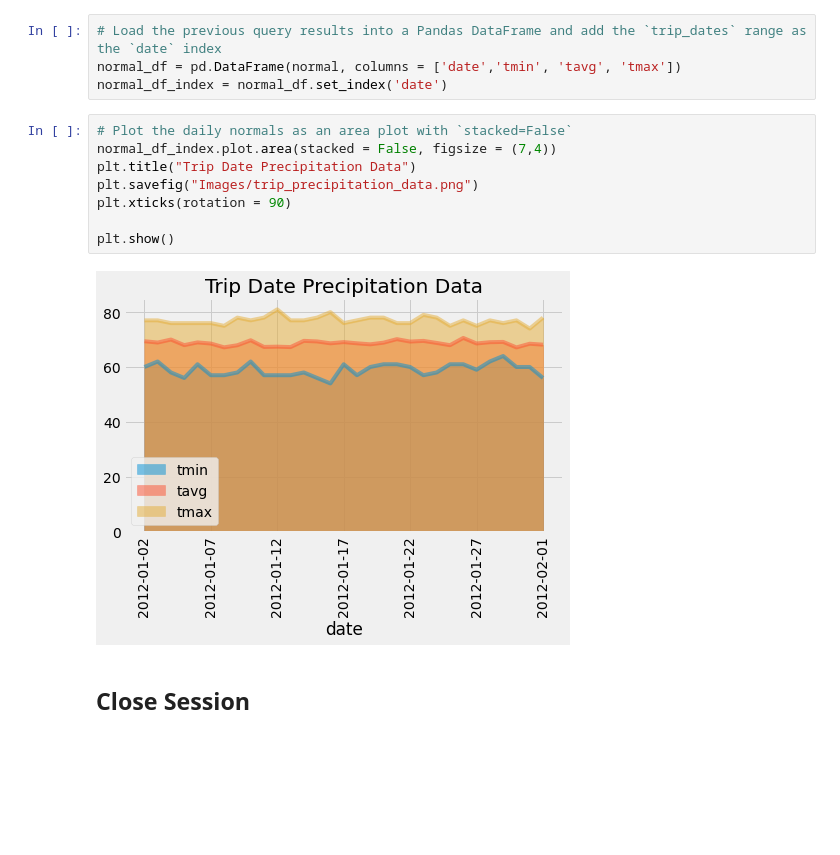
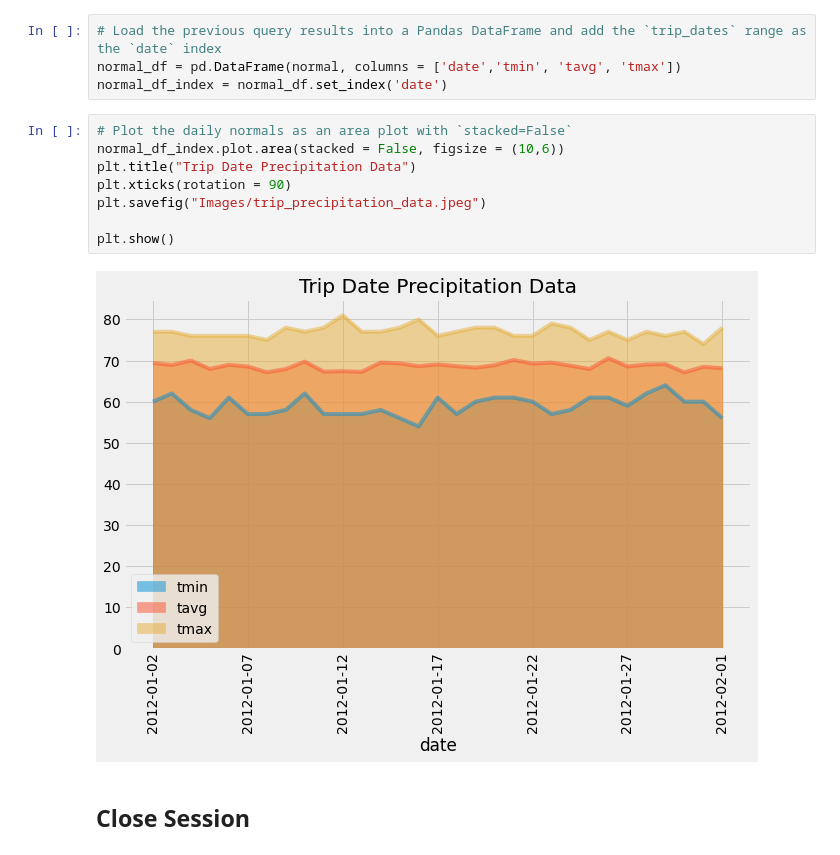
Before and after one commit to HsuChe/climate-summary-app, a Jupyter notebook: temp_analysis_bonus_2_starter.ipynb, the cells around one changed output. Cells and saved outputs as stored; diff of their text form; blank space fills up the shorter version.

```diff
--- a/temp_analysis_bonus_2_starter.ipynb
+++ b/temp_analysis_bonus_2_starter.ipynb
@@ -167,14 +167,14 @@ normal_df = pd.DataFrame(normal, columns = ['date','tmin', 'tavg', 'tmax'])
 normal_df_index = normal_df.set_index('date')
 # %%
 # Plot the daily normals as an area plot with `stacked=False`
-normal_df_index.plot.area(stacked = False, figsize = (7,4))
+normal_df_index.plot.area(stacked = False, figsize = (10,6))
 plt.title("Trip Date Precipitation Data")
-plt.savefig("Images/trip_precipitation_data.png")
 plt.xticks(rotation = 90)
+plt.savefig("Images/trip_precipitation_data.jpeg")
 
 plt.show()
 # %% [output]
-[figure, old version]
+[figure, new version]
 # %% [markdown]
 ## Close Session
 # %%
```
Also changed, not shown: parts of 1 cell of this notebook, 10 other files.
